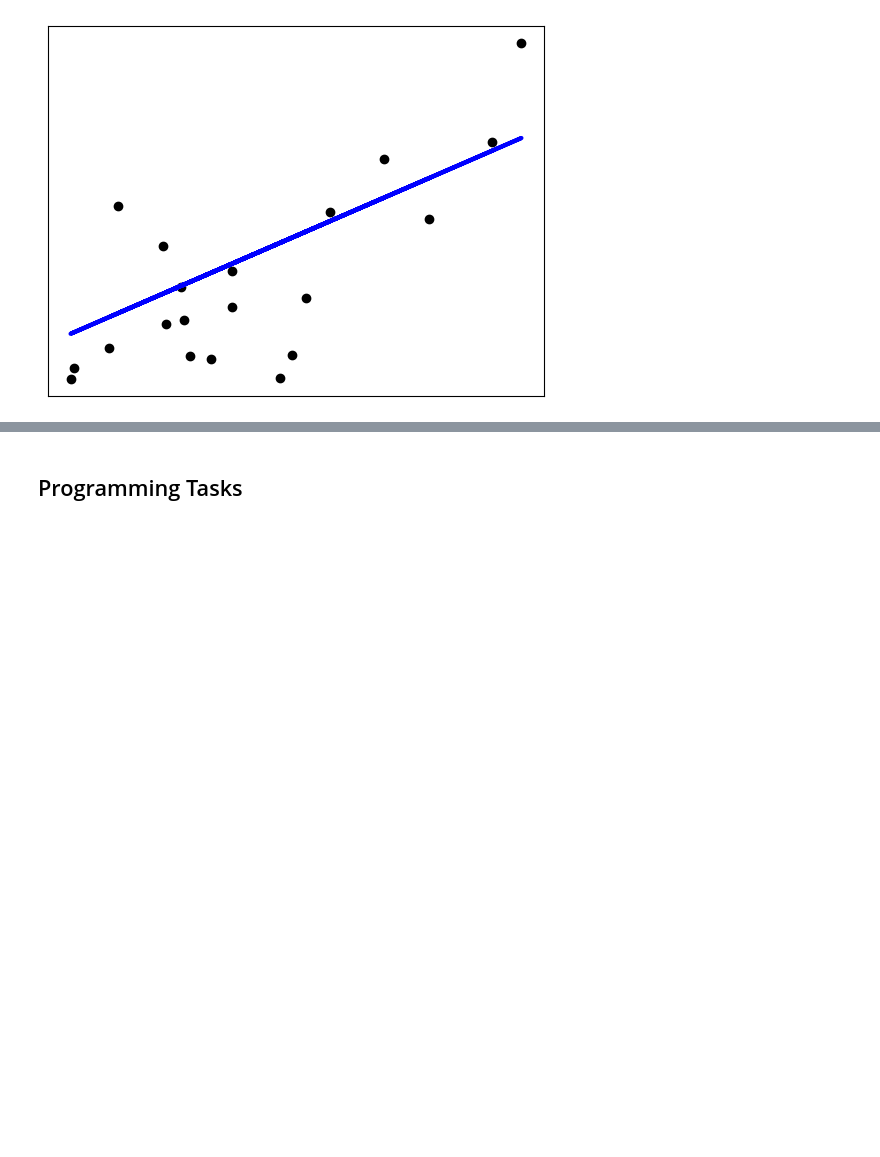
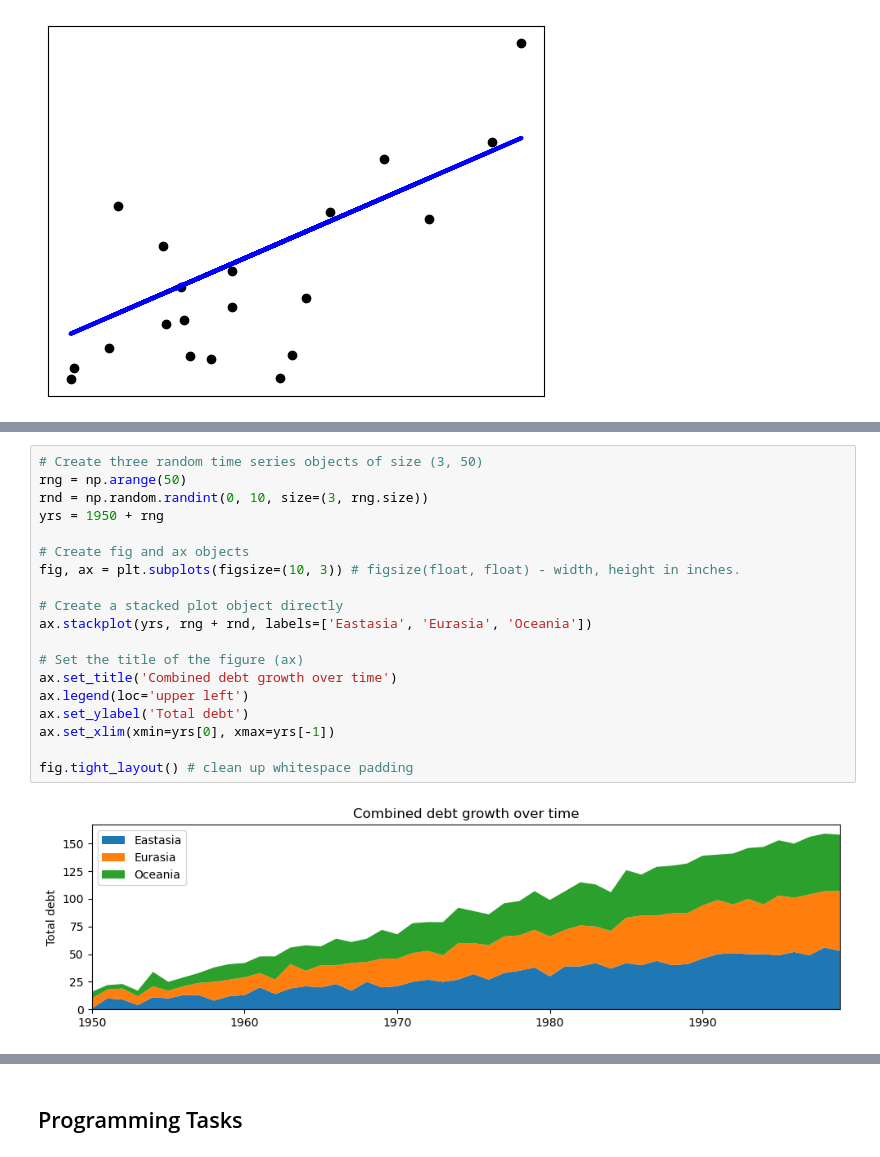
Before and after one commit to IS3UniCologne/AAA_2025, a Jupyter notebook: Workshop_01/Workshop_01.ipynb, the cells around one changed output, grey strips where cells are left out. Cells and saved outputs as stored; diff of their text form; blank space fills up the shorter version.

```diff
--- a/Workshop_01/Workshop_01.ipynb
+++ b/Workshop_01/Workshop_01.ipynb
@@ -640,0 +672,21 @@ Coefficient of determination: 0.47
+# %%
+# Create three random time series objects of size (3, 50)
+rng = np.arange(50)
+rnd = np.random.randint(0, 10, size=(3, rng.size))
+yrs = 1950 + rng
+
+# Create fig and ax objects
+fig, ax = plt.subplots(figsize=(10, 3)) # figsize(float, float) - width, height in inches.
+
+# Create a stacked plot object directly
+ax.stackplot(yrs, rng + rnd, labels=['Eastasia', 'Eurasia', 'Oceania'])
+
+# Set the title of the figure (ax)
+ax.set_title('Combined debt growth over time')
+ax.legend(loc='upper left')
+ax.set_ylabel('Total debt')
+ax.set_xlim(xmin=yrs[0], xmax=yrs[-1])
+
+fig.tight_layout() # clean up whitespace padding
+# %% [output]
+[figure, added]
```
Also changed, not shown: parts of 12 cells of this notebook, 1 other file.
